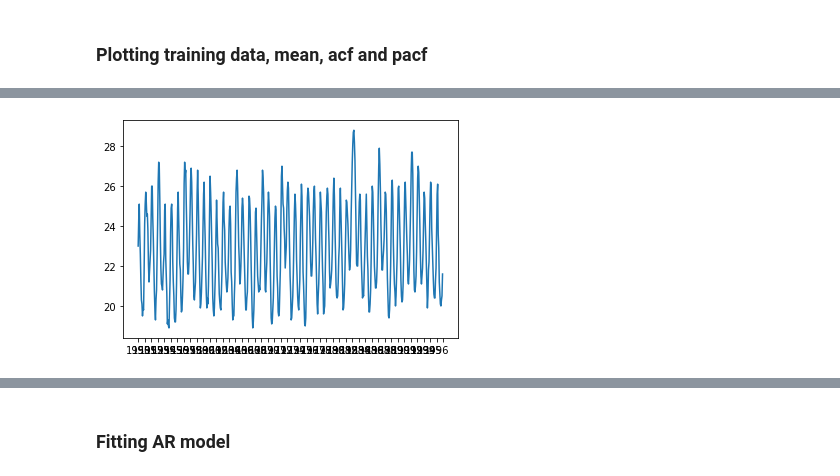
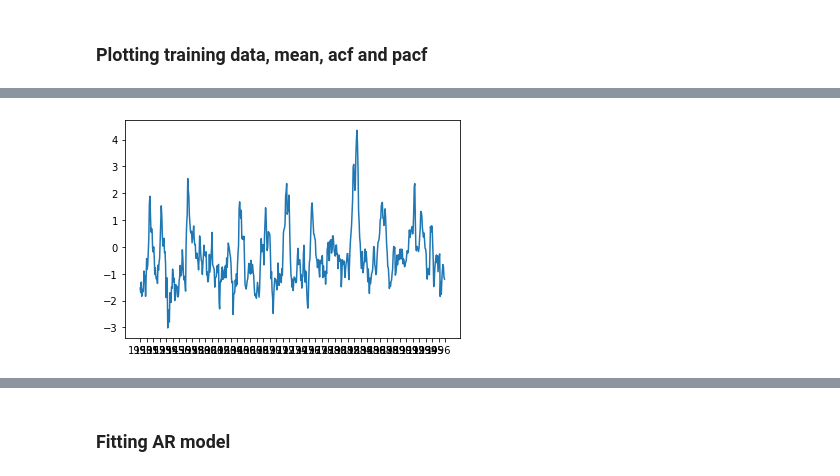
Before and after one commit to radsn23/ptsa2019project, a Jupyter notebook: ar_nino12.ipynb, the cells around one changed output, grey strips where cells are left out. Cells and saved outputs as stored; diff of their text form; code cells hidden in the pictures.

```diff
--- a/ar_nino12.ipynb
+++ b/ar_nino12.ipynb
@@ -97,15 +97,15 @@ for key,value in filtered_data.items():
 # %%
-filename = 'nino12_means.txt'
+filename = 'nino12_anomalies.txt'
 # %%
-mean_data = open(DATA_DIR + filename)
-mean_data_dict = {}
+anomaly_data = open(DATA_DIR + filename)
+anomaly_data_dict = {}
 
-for line in mean_data.readlines():
+for line in anomaly_data.readlines():
     _,year,value = line.split(' ')
     value = float(value[:-2])
     year = int(float(year))
-    if year in mean_data_dict:
-        mean_data_dict[year]=mean_data_dict[year]+[value]
+    if year in anomaly_data_dict:
+        anomaly_data_dict[year]=anomaly_data_dict[year]+[value]
     else:
-        mean_data_dict.update({year:[value]})
+        anomaly_data_dict.update({year:[value]})
 # %%
@@ -149,10 +149,15 @@ plt.show()
 # %% [output]
 [figure]
 # %%
-def get_data(data,years):
+def get_data(data,years,subtract_mean=False,means=None):
+    if subtract_mean == True:
+        assert means is not None
     filtered_data = {int(year): data[year] for year in data.keys() if year in years }
     filtered_ts = np.array([])
-    filtered_ts = np.array([np.concatenate((filtered_ts,val)) for val in filtered_data.values()]).flatten()
+    if subtract_mean:
+        filtered_ts = np.array([np.concatenate((filtered_ts,val-means)) for val in filtered_data.values()]).flatten()
+    else:
+        filtered_ts = np.array([np.concatenate((filtered_ts,val)) for val in filtered_data.values()]).flatten()
     return filtered_ts
 # %% [markdown]
 ### Train Test Split
@@ -186,4 +225,4 @@ No of years in testing: 12
 # %%
-training_data = get_data(filtered_data,training_years)
-training_means = get_data(mean_data_dict,training_years)
+training_data = get_data(filtered_data,training_years,subtract_mean=True,means=means)
+training_anomalies = get_data(anomaly_data_dict,training_years)
 # %%
@@ -205,10 +243,9 @@ plt.show()
 # %%
-#plt.plot(reqd_data)
-plt.plot(training_means)
-plt.xticks(range(0,len(training_means)+1,12),labels=training_years)
+plt.plot(training_anomalies)
+plt.xticks(range(0,len(training_anomalies)+1,12),labels=training_years)
 plt.show()
 # %% [output]
-[figure, old version]
+[figure, new version]
 # %%
 fig = plt.figure(figsize=(12,8))
 ax1 = fig.add_subplot(211)
```
Also changed, not shown: parts of 23 cells of this notebook, 2 other files.
